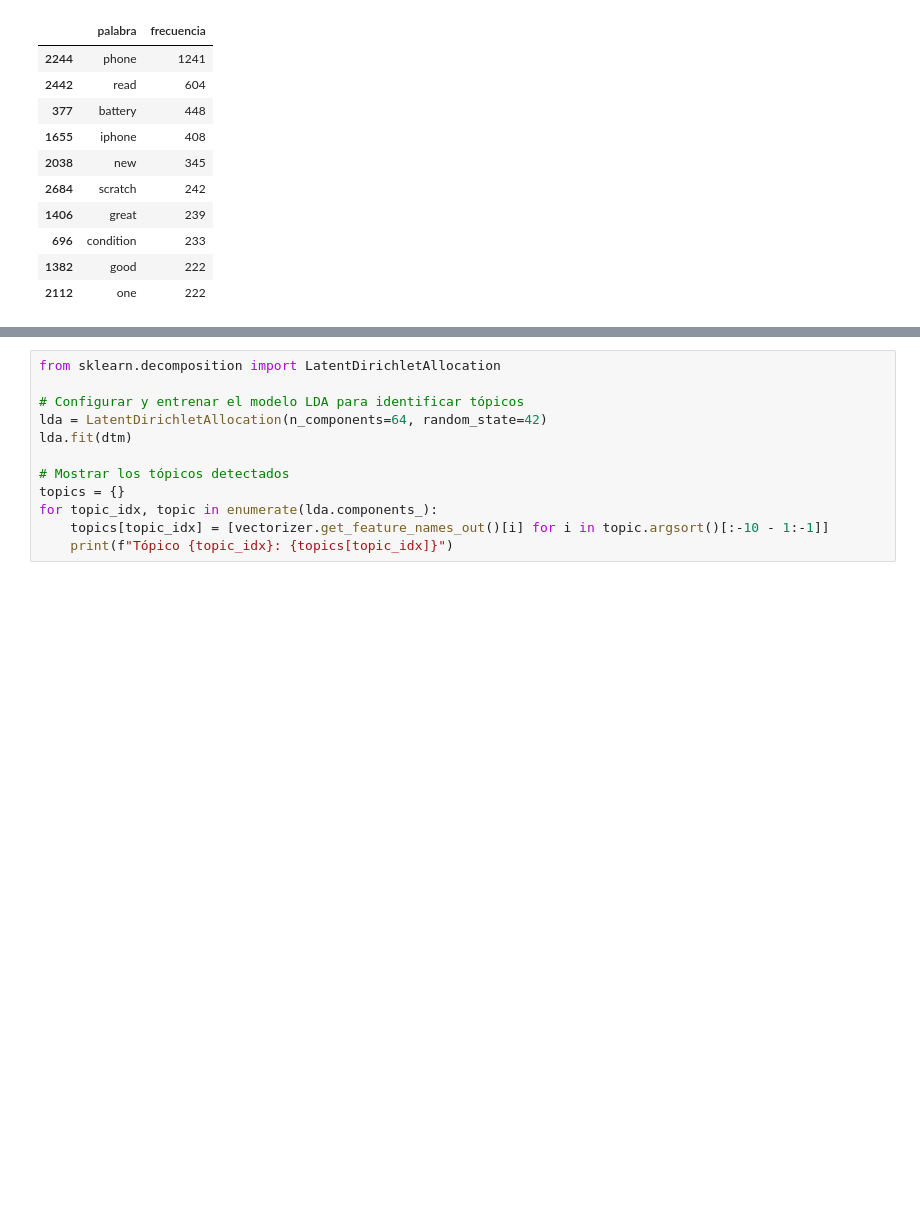
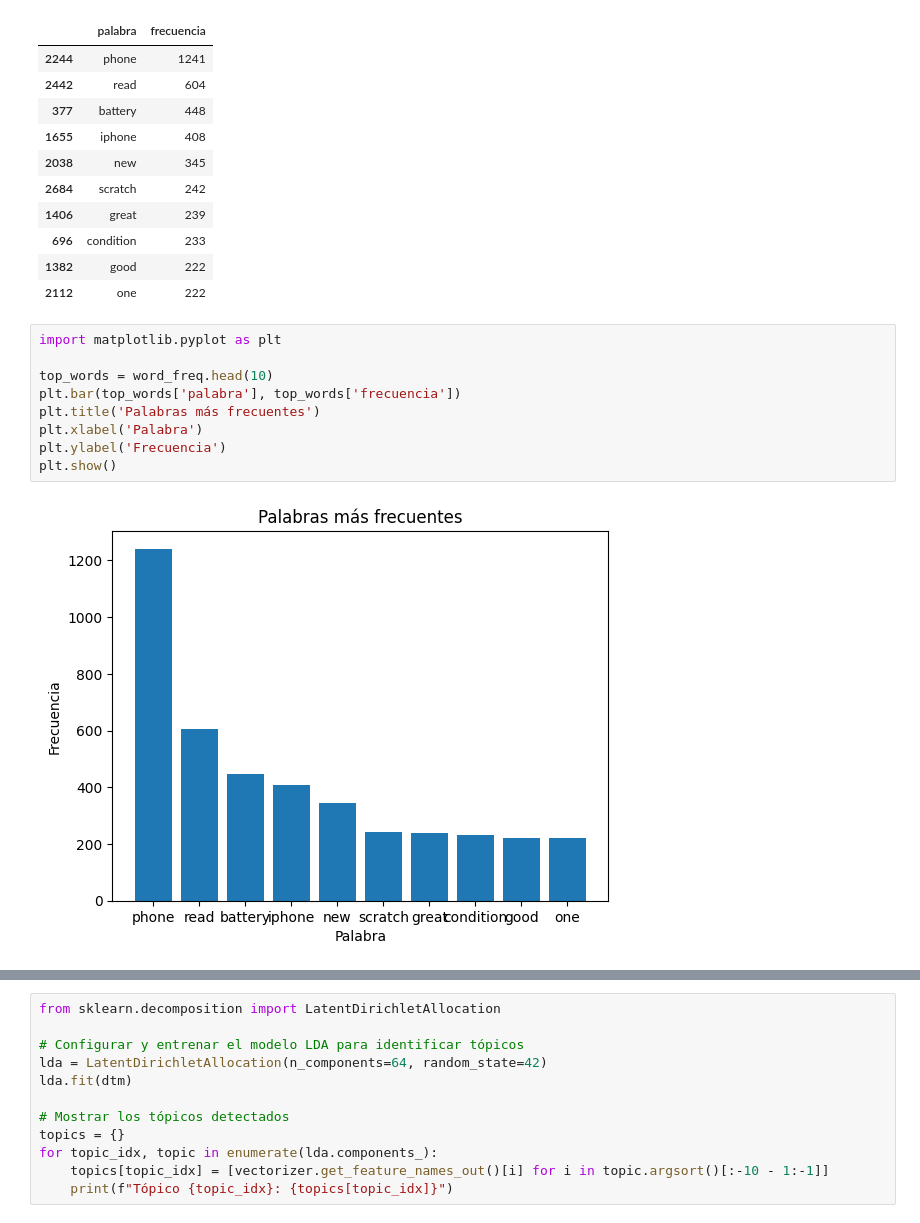
Before and after one commit to HugoFraile7/ProyectoDDCGrupoA, a Jupyter notebook: entrega_3/mineria_preparacion_series.ipynb, the cells around one changed output, grey strips where cells are left out. Drawn from its saved outputs; the diff is of its cells as text; blank space fills up the shorter version.

```diff
--- a/entrega_3/mineria_preparacion_series.ipynb
+++ b/entrega_3/mineria_preparacion_series.ipynb
@@ -205,3 +342,14 @@ word_freq.head(10)
 | 696 | condition | 233 |
 | 1382 | good | 222 |
 | 2112 | one | 222 |
+# %%
+import matplotlib.pyplot as plt
+
+top_words = word_freq.head(10)
+plt.bar(top_words['palabra'], top_words['frecuencia'])
+plt.title('Palabras más frecuentes')
+plt.xlabel('Palabra')
+plt.ylabel('Frecuencia')
+plt.show()
+# %% [output]
+[figure, added]
```
Also changed, not shown: parts of 26 cells of this notebook.
